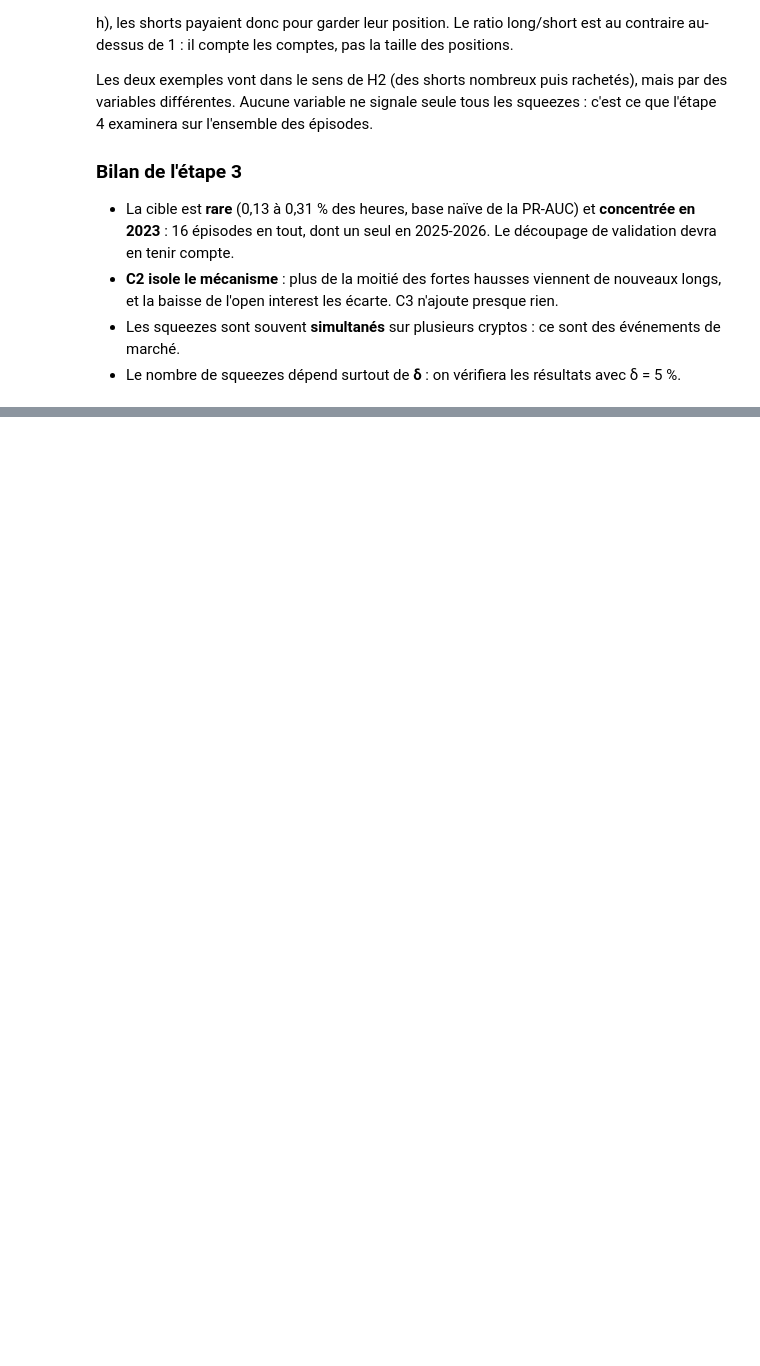
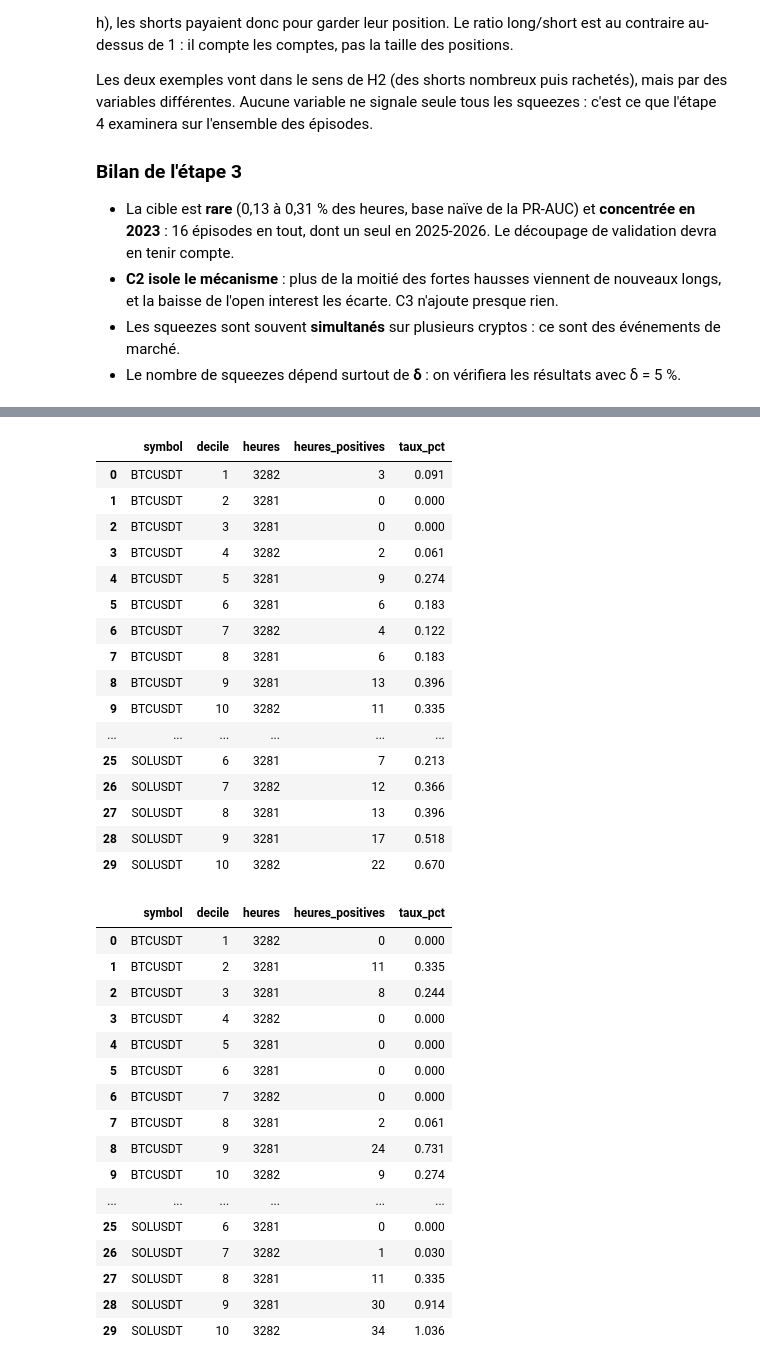
Before and after one commit to Ethanyounes/Ensae-Data-Science, a Jupyter notebook: rapport.ipynb, the cells around one changed output, grey strips where cells are left out. Cells and saved outputs as stored; diff of their text form; code cells hidden in the pictures; blank space fills up the shorter version.

```diff
--- a/rapport.ipynb
+++ b/rapport.ipynb
@@ -454,0 +502,46 @@ Les deux exemples vont dans le sens de H2 (des shorts nombreux puis rachetés),
+# %%
+panel_oi = panel_cible_complet.copy()
+oi = panel_oi.groupby("symbol")["oi"]
+
+panel_oi["variation_oi_24h"] = 100 * oi.pct_change(24, fill_method=None)
+panel_oi["variation_oi_7j"] = 100 * oi.pct_change(168, fill_method=None)
+
+panel_oi = descriptif.periode_etude(panel_oi)
+
+display(descriptif.taux_squeeze_par_decile(panel_oi, "variation_oi_24h").round(3))
+display(descriptif.taux_squeeze_par_decile(panel_oi, "variation_oi_7j").round(3))
+# %% [output]
+|  | symbol | decile | heures | heures_positives | taux_pct |
+| 0 | BTCUSDT | 1 | 3282 | 3 | 0.091 |
+| 1 | BTCUSDT | 2 | 3281 | 0 | 0.000 |
+| 2 | BTCUSDT | 3 | 3281 | 0 | 0.000 |
+| 3 | BTCUSDT | 4 | 3282 | 2 | 0.061 |
+| 4 | BTCUSDT | 5 | 3281 | 9 | 0.274 |
+| 5 | BTCUSDT | 6 | 3281 | 6 | 0.183 |
+| 6 | BTCUSDT | 7 | 3282 | 4 | 0.122 |
+| 7 | BTCUSDT | 8 | 3281 | 6 | 0.183 |
+| 8 | BTCUSDT | 9 | 3281 | 13 | 0.396 |
+| 9 | BTCUSDT | 10 | 3282 | 11 | 0.335 |
+| ... | ... | ... | ... | ... | ... |
+| 25 | SOLUSDT | 6 | 3281 | 7 | 0.213 |
+| 26 | SOLUSDT | 7 | 3282 | 12 | 0.366 |
+| 27 | SOLUSDT | 8 | 3281 | 13 | 0.396 |
+| 28 | SOLUSDT | 9 | 3281 | 17 | 0.518 |
+| 29 | SOLUSDT | 10 | 3282 | 22 | 0.670 |
+|  | symbol | decile | heures | heures_positives | taux_pct |
+| 0 | BTCUSDT | 1 | 3282 | 0 | 0.000 |
+| 1 | BTCUSDT | 2 | 3281 | 11 | 0.335 |
+| 2 | BTCUSDT | 3 | 3281 | 8 | 0.244 |
+| 3 | BTCUSDT | 4 | 3282 | 0 | 0.000 |
+| 4 | BTCUSDT | 5 | 3281 | 0 | 0.000 |
+| 5 | BTCUSDT | 6 | 3281 | 0 | 0.000 |
+| 6 | BTCUSDT | 7 | 3282 | 0 | 0.000 |
+| 7 | BTCUSDT | 8 | 3281 | 2 | 0.061 |
+| 8 | BTCUSDT | 9 | 3281 | 24 | 0.731 |
+| 9 | BTCUSDT | 10 | 3282 | 9 | 0.274 |
+| ... | ... | ... | ... | ... | ... |
+| 25 | SOLUSDT | 6 | 3281 | 0 | 0.000 |
+| 26 | SOLUSDT | 7 | 3282 | 1 | 0.030 |
+| 27 | SOLUSDT | 8 | 3281 | 11 | 0.335 |
+| 28 | SOLUSDT | 9 | 3281 | 30 | 0.914 |
+| 29 | SOLUSDT | 10 | 3282 | 34 | 1.036 |
```
Also changed, not shown: parts of 9 cells of this notebook, 1 other file.
